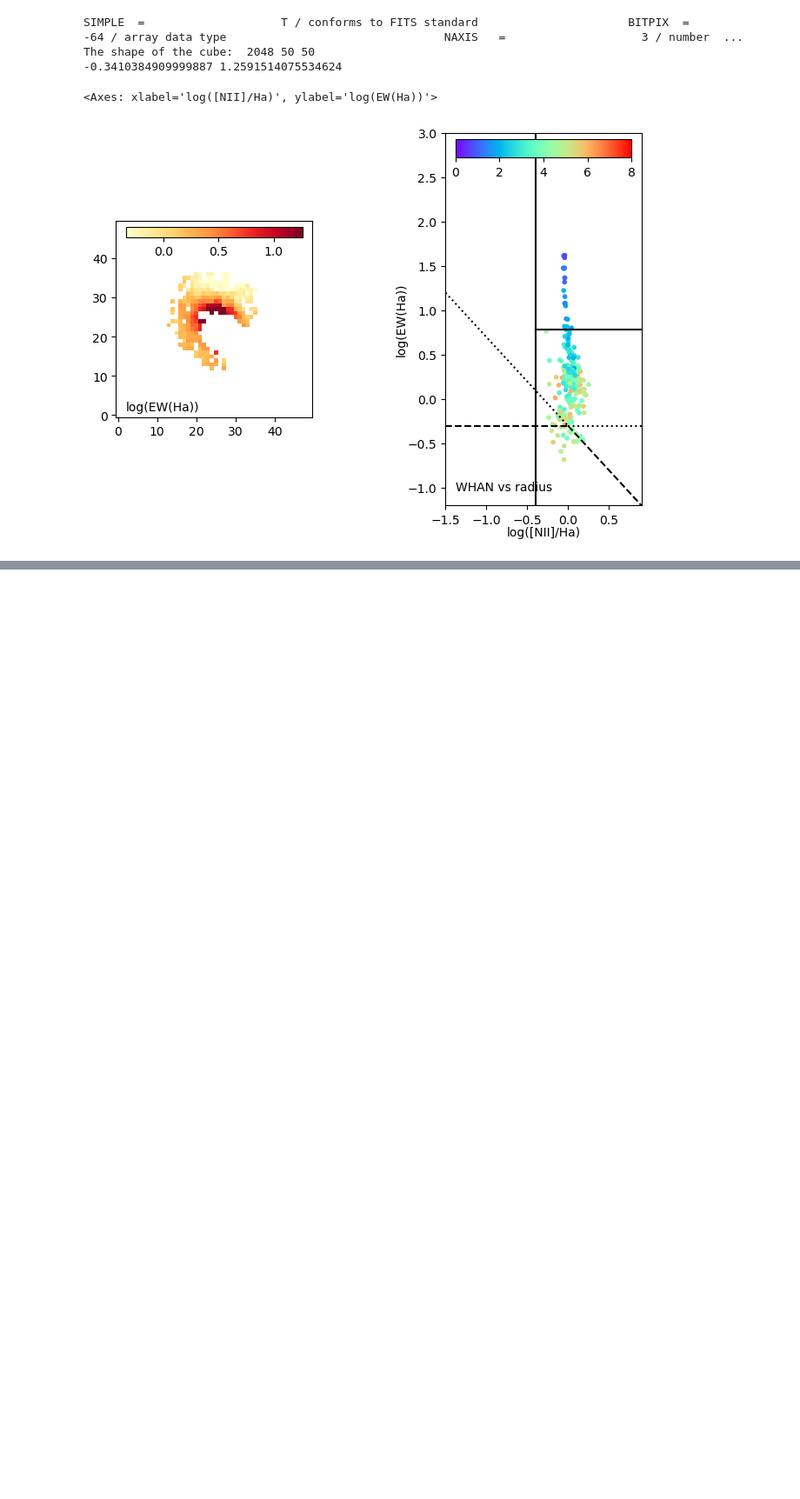
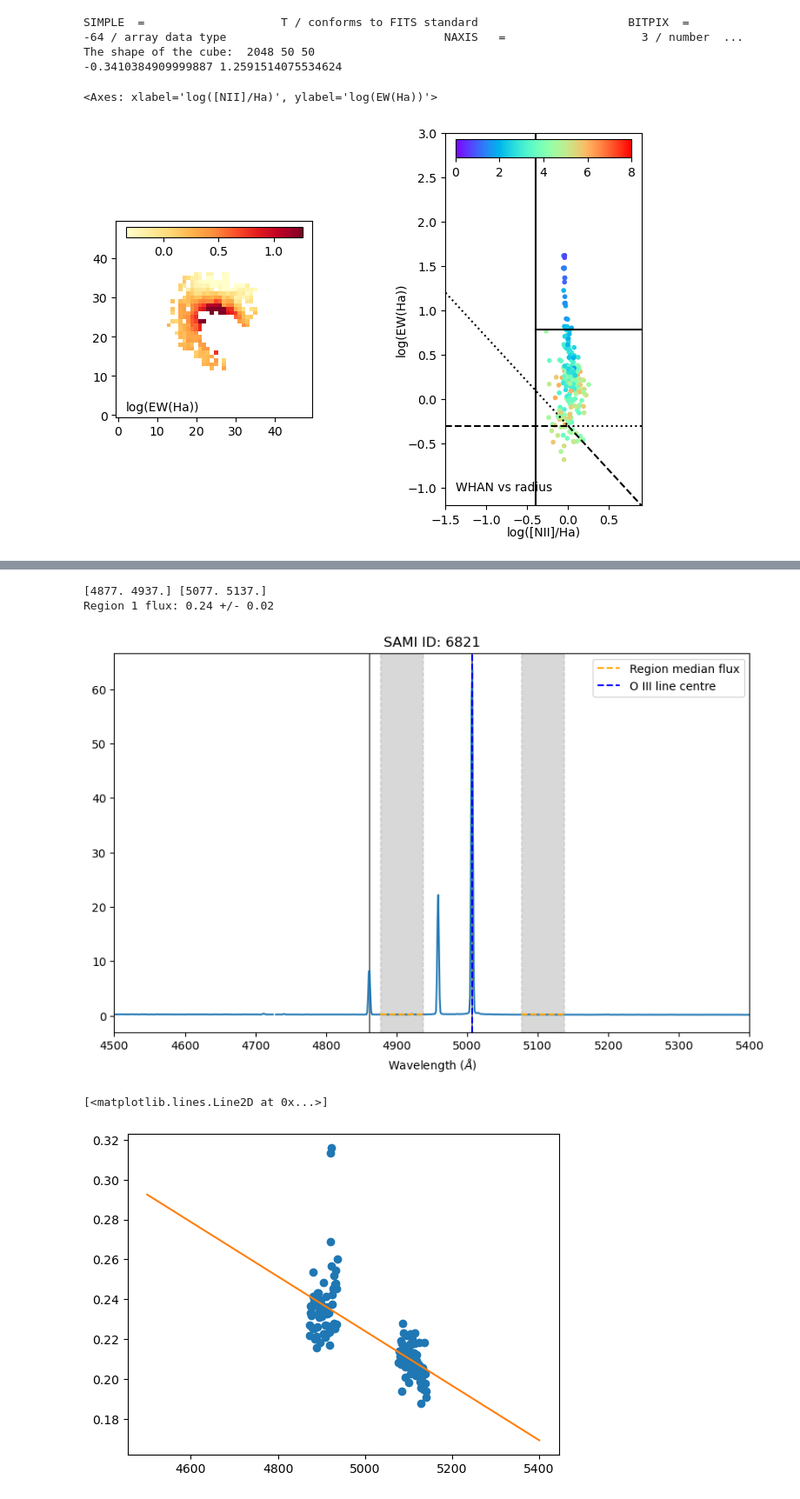
Before and after one commit to mspan4/sami_tools_smc_mspa4681, a Jupyter notebook: EW_Ha_analysis.ipynb, the cells around one changed output, grey strips where cells are left out. Shown at 87% size. Drawn from its saved outputs; the diff is of its cells as text; code cells hidden in the pictures; blank space fills up the shorter version.

```diff
--- a/EW_Ha_analysis.ipynb
+++ b/EW_Ha_analysis.ipynb
@@ -528,0 +530,79 @@ EW_Ha_tools.get_Halpha_EW_spectra_investigation_plot(sami_flux_red, sami_lam_red
+# %%
+import EW_tools
+refresh_module()
+CATID = CATIDs[3]
+
+fig, ax = plt.subplots(1,1, figsize=(10,6))
+
+sami_flux_blue, sami_lam_blue_zcorr = EW_tools.get_redshift_corrected_spectra(CATID, ifs_path=ifs_path, catalogue_filepath=catalogue_filepath, spectra_type='blue')
+ax.plot(sami_lam_blue_zcorr, sami_flux_blue)
+plot_tools.plot_line_lam(ax, z=0, annotations=False)
+ax.set_title(f"SAMI ID: {CATID}")
+ax.set_xlabel(r"Wavelength ($\AA$)")
+ax.set_xlim(4000,6000)
+
+
+# set regions for collecting continuum flux symmetric about 6562
+region_width = 60
+region_separation = 140
+O3_lam = 5007
+region1 = np.array([-region_width, 0]) + O3_lam - region_separation/2
+region2 = np.array([0, region_width]) + O3_lam + region_separation/2
+print(region1, region2)
+
+# plot these regions
+ax.axvspan(region1[0], region1[1], color='grey', alpha=0.3, linestyle='--')
+ax.axvspan(region2[0], region2[1], color='grey', alpha=0.3, linestyle='--')
+
+
+def get_spectra_region_flux(sami_lam, sami_flux, region, estimation_method='median'):
+    """Get the mean flux in a given wavelength region."""
+    region_mask = (sami_lam >= region[0]) & (sami_lam <= region[1])
+    region_flux = np.mean(sami_flux[region_mask])
+    region_flux_err = np.std(sami_flux[region_mask]) # check this
+    return region_flux, region_flux_err
+
+region1_flux, region1_flux_err = get_spectra_region_flux(sami_lam_blue_zcorr, sami_flux_blue, region1)
+region2_flux, region2_flux_err = get_spectra_region_flux(sami_lam_blue_zcorr, sami_flux_blue, region2)
+print(f"Region 1 flux: {region1_flux:.2f} +/- {region1_flux_err:.2f}")
+
+ax.plot(region1, [region1_flux]*2, color='orange', linestyle='--', label='Region median flux')
+ax.plot(region2, [region2_flux]*2, color='orange', linestyle='--')
+
+ax.axvline(O3_lam, color='blue', linestyle='--', label='O III line centre')
+ax.legend()
+
+ax.set_xlim(4500, 5400)
+# plt.ylim(0, 0.4)
+
+plt.show()
+
+plt.figure()
+
+region_width = 65
+region_separation = 140
+O3_lam = 5007
+region1 = np.array([-region_width, 0]) + O3_lam - region_separation/2
+region2 = np.array([0, region_width]) + O3_lam + region_separation/2
+regions = (region1, region2)
+
+# get the relevant points for line fitting
+regions_mask = (sami_lam_blue_zcorr >= regions[0][0]) & (sami_lam_blue_zcorr <= regions[0][1]) | (sami_lam_blue_zcorr >= regions[1][0]) & (sami_lam_blue_zcorr <= regions[1][1])
+regions_sami_lam_blue_zcorr = sami_lam_blue_zcorr[regions_mask]
+regions_sami_flux_blue = sami_flux_blue[regions_mask]
+
+plt.plot(regions_sami_lam_blue_zcorr, regions_sami_flux_blue, 'o')
+
+# fit a line to these points
+res = sp.stats.linregress(regions_sami_lam_blue_zcorr, regions_sami_flux_blue)
+slope, intercept, slope_err, intercept_err = res.slope, res.intercept, res.stderr, res.intercept_stderr
+continuum_flux = slope*O3_lam + intercept
+continuum_flux_err = np.sqrt( (slope_err*O3_lam)**2 + intercept_err**2 )
+lambda_fit = np.linspace(ax.get_xlim()[0], ax.get_xlim()[1], 1000)
+plt.plot(lambda_fit, slope*lambda_fit + intercept, label='Linear fit to continuum regions')
+# %% [output]
+[4877. 4937.] [5077. 5137.]
+Region 1 flux: 0.24 +/- 0.02
+[figure, added]
+[<matplotlib.lines.Line2D at 0x...>]
+[figure, added]
```
Also changed, not shown: parts of 9 cells of this notebook, 2 other files.
